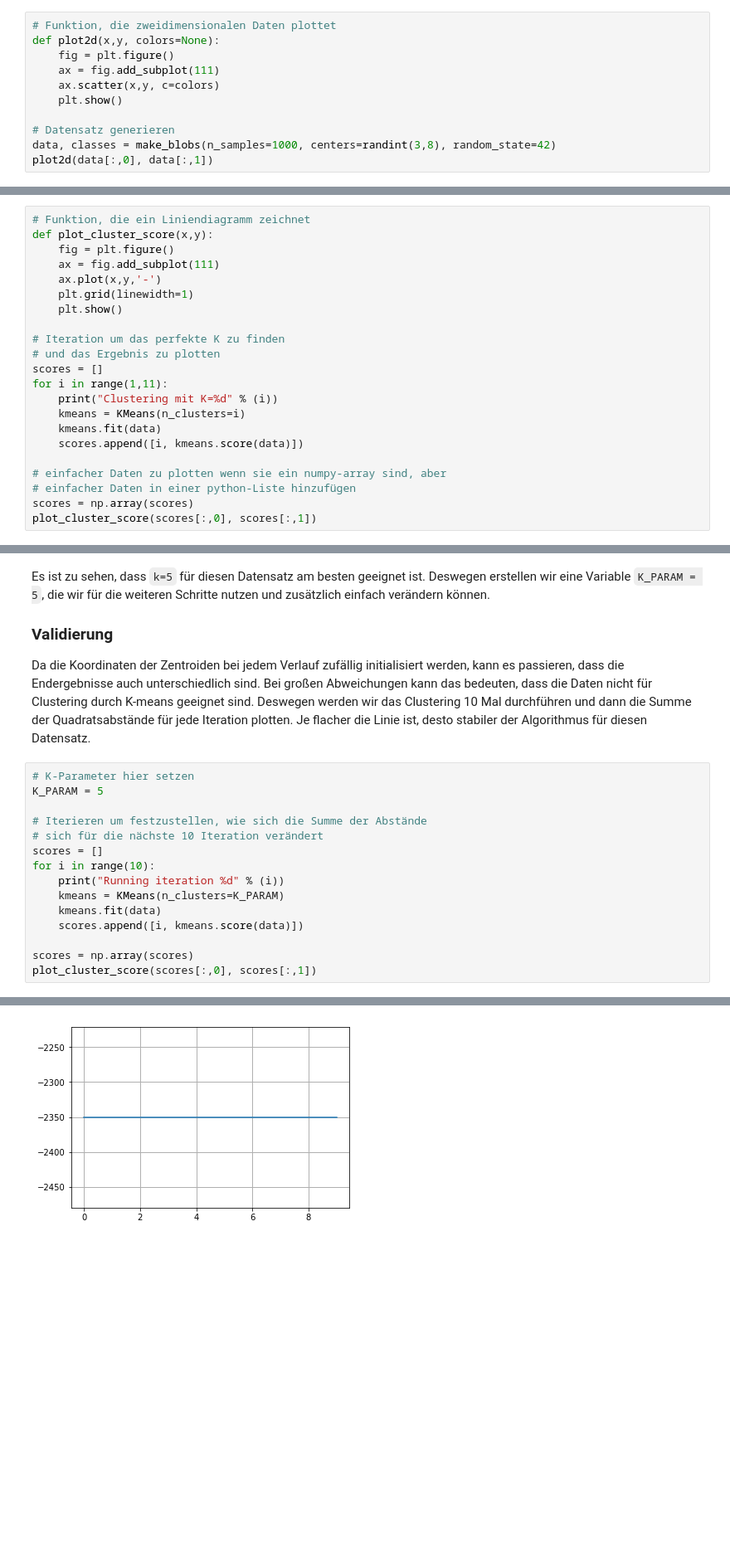
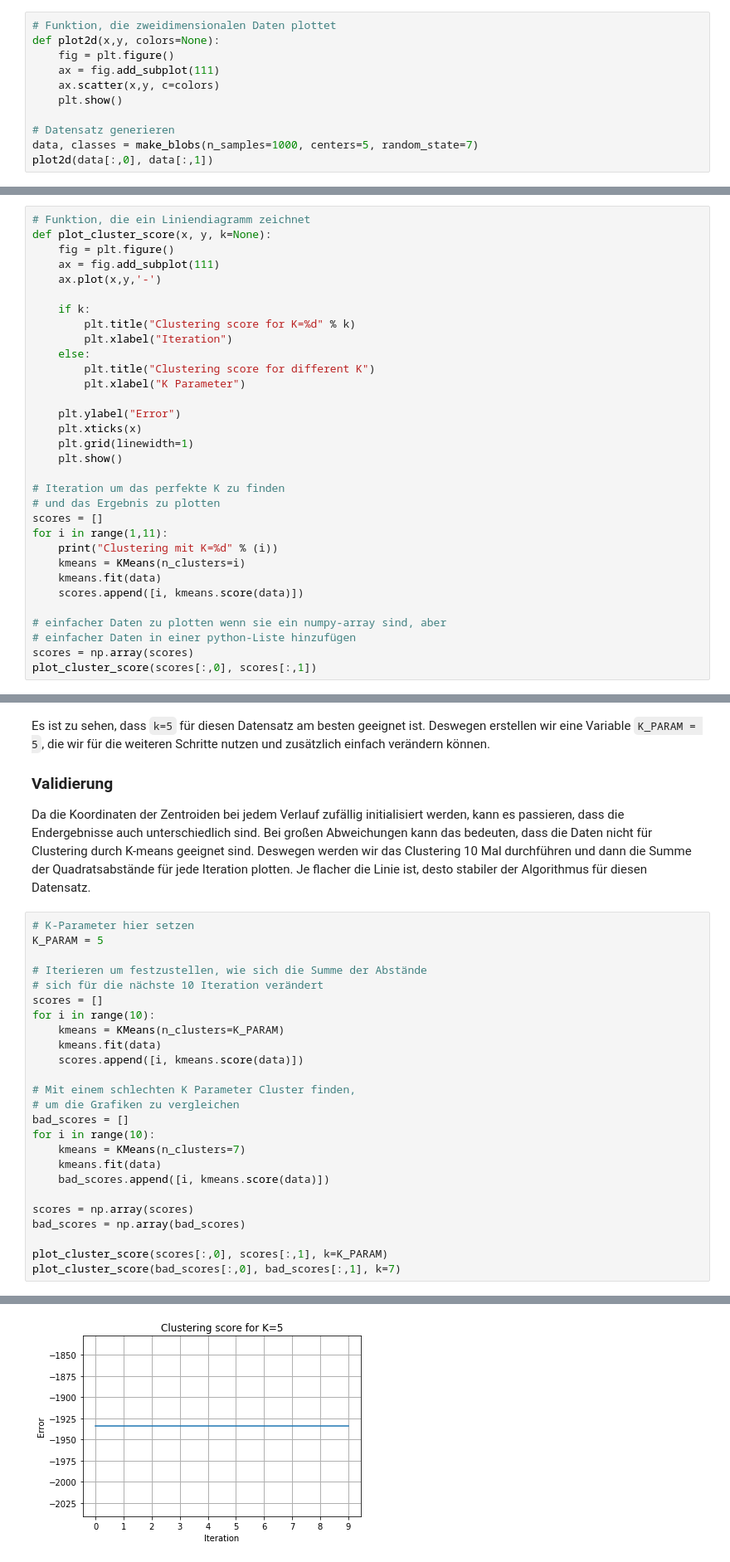
Before and after one commit to emomicrowave/machine-learning-tutorials, a Jupyter notebook: 03-k_means_clustering/notebook.ipynb, the cells around one changed output, grey strips where cells are left out. Shown: that part at 83% size. Cells and saved outputs as stored; diff of their text form; blank space fills up the shorter version.

```diff
--- a/03-k_means_clustering/notebook.ipynb
+++ b/03-k_means_clustering/notebook.ipynb
@@ -77,6 +70,6 @@ def plot2d(x,y, colors=None):
     plt.show()
 
 # Datensatz generieren
-data, classes = make_blobs(n_samples=1000, centers=randint(3,8), random_state=42)
+data, classes = make_blobs(n_samples=1000, centers=5, random_state=7)
 plot2d(data[:,0], data[:,1])
 # %% [output]
@@ -88,10 +81,20 @@ Es ist offensichtlich, wie viele Cluster vorhanden sind, wir gehen aber davon au
 Wir führen das Clustering für unterschiedliche Parameter K aus und verwenden die Summe der Quadratsabstände der Stichproben zum nächstliegenden Zentroid. Natürlich wird der Abstand durch das Erhöhen des Parameters K sinken. Es gibt aber einen Punkt, wo die Senkungsrate start abnimmt. Das ist der sogenannte Ellenbogen-Punkt und auch das perfekte K Parameter für den bestimmten Datensatz.
 # %%
 # Funktion, die ein Liniendiagramm zeichnet
-def plot_cluster_score(x,y):
+def plot_cluster_score(x, y, k=None):
     fig = plt.figure()
     ax = fig.add_subplot(111)
     ax.plot(x,y,'-')
+
+    if k:
+        plt.title("Clustering score for K=%d" % k)
+        plt.xlabel("Iteration")
+    else:
+        plt.title("Clustering score for different K")
+        plt.xlabel("K Parameter")
+
+    plt.ylabel("Error")
+    plt.xticks(x)
     plt.grid(linewidth=1)
     plt.show()
 
@@ -133,11 +136,21 @@ K_PARAM = 5
 # sich für die nächste 10 Iteration verändert
 scores = []
 for i in range(10):
-    print("Running iteration %d" % (i))
     kmeans = KMeans(n_clusters=K_PARAM)
     kmeans.fit(data)
     scores.append([i, kmeans.score(data)])
 
+# Mit einem schlechten K Parameter Cluster finden,
+# um die Grafiken zu vergleichen
+bad_scores = []
+for i in range(10):
+    kmeans = KMeans(n_clusters=7)
+    kmeans.fit(data)
+    bad_scores.append([i, kmeans.score(data)])
+
 scores = np.array(scores)
-plot_cluster_score(scores[:,0], scores[:,1])
+bad_scores = np.array(bad_scores)
+
+plot_cluster_score(scores[:,0], scores[:,1], k=K_PARAM)
+plot_cluster_score(bad_scores[:,0], bad_scores[:,1], k=7)
 # %% [output]
@@ -154 +157 @@ Running iteration 9
-[figure, old version]
+[figure, new version]
```
Also changed, not shown: parts of 8 cells of this notebook, 12 other files.
